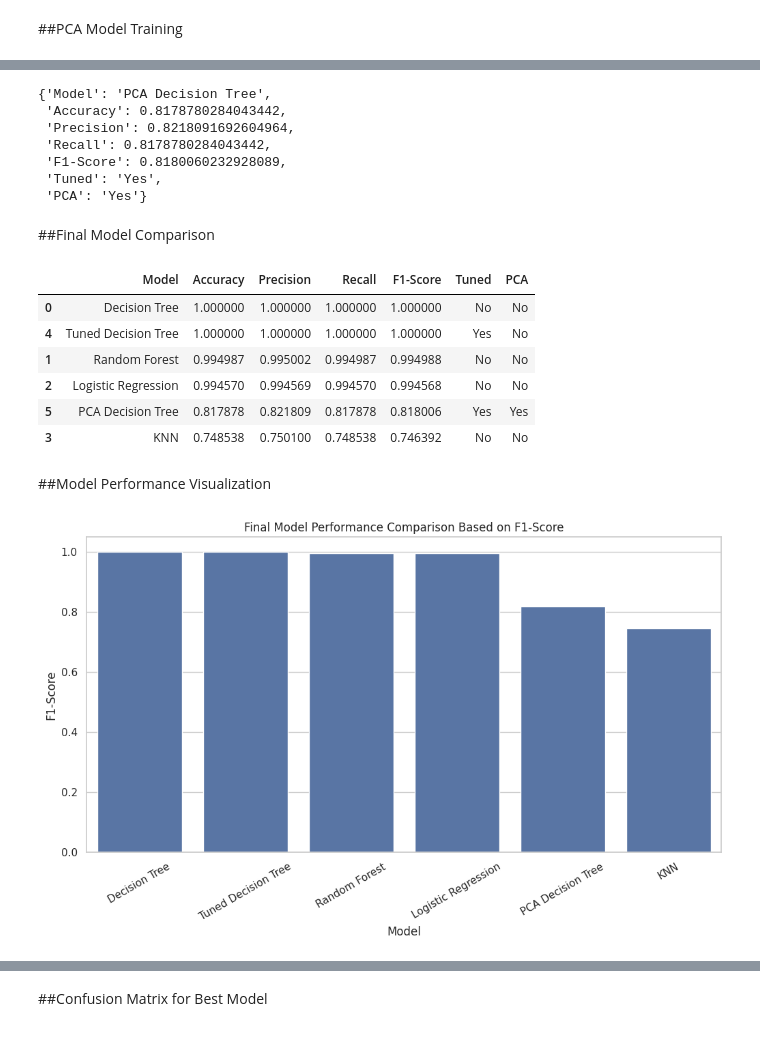
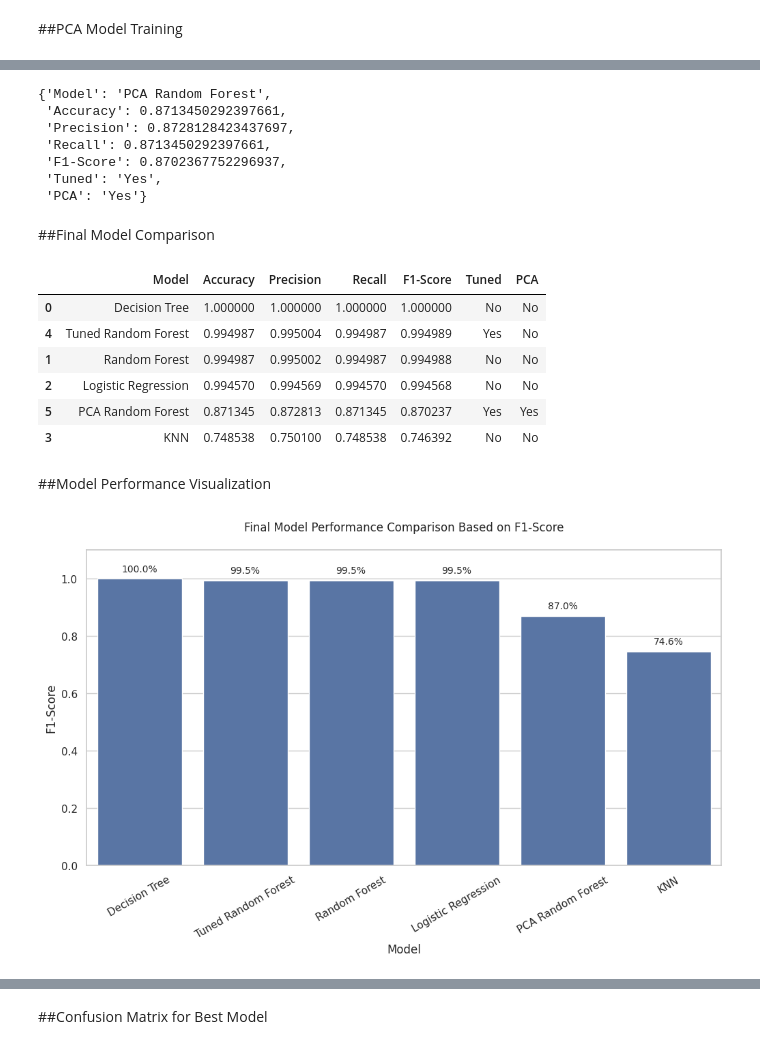
Before and after one commit to maybraniswe/Retail-Store-Sales-Analysis-and-Prediction, a Jupyter notebook: Retail_Store_Sales_Analysis_and_Prediction.ipynb, the cells around one changed output, grey strips where cells are left out. Drawn from its saved outputs; the diff is of its cells as text; code cells hidden in the pictures.

```diff
--- a/Retail_Store_Sales_Analysis_and_Prediction.ipynb
+++ b/Retail_Store_Sales_Analysis_and_Prediction.ipynb
@@ -1280,13 +1198,2 @@ Number of PCA components: 193
 # %% [markdown]
 ##PCA Model Training
-# %%
-# ==========================================================
-# PCA MODEL TRAINING - DECISION TREE
-# ==========================================================
-
-pca_dt_model = DecisionTreeClassifier(
-    random_state=42,
-    **grid_dt.best_params_
-)
-
-pca_dt_model.fit(X_train_pca, y_train)
@@ -1327,69 +1246,89 @@ weighted avg       0.82      0.82      0.82      2394
 # %%
-# Store PCA model result
-pca_dt_result = {
-    "Model": "PCA Decision Tree",
-    "Accuracy": accuracy_score(y_test, pca_dt_test_pred),
-    "Precision": precision_score(y_test, pca_dt_test_pred, average="weighted", zero_division=0),
-    "Recall": recall_score(y_test, pca_dt_test_pred, average="weighted", zero_division=0),
-    "F1-Score": f1_score(y_test, pca_dt_test_pred, average="weighted", zero_division=0),
+# Store PCA Random Forest result
+
+pca_rf_result = {
+    "Model": "PCA Random Forest",
+    "Accuracy": accuracy_score(y_test, pca_rf_test_pred),
+    "Precision": precision_score(y_test, pca_rf_test_pred, average="weighted", zero_division=0),
+    "Recall": recall_score(y_test, pca_rf_test_pred, average="weighted", zero_division=0),
+    "F1-Score": f1_score(y_test, pca_rf_test_pred, average="weighted", zero_division=0),
     "Tuned": "Yes",
     "PCA": "Yes"
 }
 
-pca_dt_result
+pca_rf_result
 # %% [output]
-{'Model': 'PCA Decision Tree',
- 'Accuracy': 0.8178780284043442,
- 'Precision': 0.8218091692604964,
- 'Recall': 0.8178780284043442,
- 'F1-Score': 0.8180060232928089,
+{'Model': 'PCA Random Forest',
+ 'Accuracy': 0.8713450292397661,
+ 'Precision': 0.8728128423437697,
+ 'Recall': 0.8713450292397661,
+ 'F1-Score': 0.8702367752296937,
  'Tuned': 'Yes',
  'PCA': 'Yes'}
 # %% [markdown]
 ##Final Model Comparison
 # %%
 # ==========================================================
-# FINAL MODEL COMPARISON
+# FINAL MODEL COMPARISON AND SELECTION
 # ==========================================================
 
 final_results = pd.concat([
     results_df,
-    pd.DataFrame([tuned_dt_result]),
-    pd.DataFrame([pca_dt_result])
+    pd.DataFrame([tuned_rf_result]),
+    pd.DataFrame([pca_rf_result])
 ], ignore_index=True)
 
-final_results = final_results.sort_values(by="F1-Score", ascending=False)
+final_results = final_results.sort_values(
+    by="F1-Score",
+    ascending=False
+)
 
 final_results
 # %% [output]
 |  | Model | Accuracy | Precision | Recall | F1-Score | Tuned | PCA |
 | 0 | Decision Tree | 1.000000 | 1.000000 | 1.000000 | 1.000000 | No | No |
-| 4 | Tuned Decision Tree | 1.000000 | 1.000000 | 1.000000 | 1.000000 | Yes | No |
+| 4 | Tuned Random Forest | 0.994987 | 0.995004 | 0.994987 | 0.994989 | Yes | No |
 | 1 | Random Forest | 0.994987 | 0.995002 | 0.994987 | 0.994988 | No | No |
 | 2 | Logistic Regression | 0.994570 | 0.994569 | 0.994570 | 0.994568 | No | No |
-| 5 | PCA Decision Tree | 0.817878 | 0.821809 | 0.817878 | 0.818006 | Yes | Yes |
+| 5 | PCA Random Forest | 0.871345 | 0.872813 | 0.871345 | 0.870237 | Yes | Yes |
 | 3 | KNN | 0.748538 | 0.750100 | 0.748538 | 0.746392 | No | No |
 # %% [markdown]
 ##Model Performance Visualization
 # %%
 # ==========================================================
-# MODEL PERFORMANCE VISUALIZATION
+# MODEL PERFORMANCE VISUALIZATION - F1 SCORE
 # ==========================================================
 
 plt.figure(figsize=(12,6))
 
-sns.barplot(
+ax = sns.barplot(
     data=final_results,
     x="Model",
     y="F1-Score"
 )
 
-plt.title("Final Model Performance Comparison Based on F1-Score")
+for p in ax.patches:
+    ax.annotate(
+        f"{p.get_height()*100:.1f}%",
+        (p.get_x() + p.get_width() / 2, p.get_height()),
+        xytext=(0,5),
+        textcoords="offset points",
+        ha="center",
+        va="bottom",
+        fontsize=10
+    )
+
+plt.title(
+    "Final Model Performance Comparison Based on F1-Score",
+    pad=20
+)
+
 plt.xlabel("Model")
 plt.ylabel("F1-Score")
+plt.ylim(0, 1.1)
 plt.xticks(rotation=30)
 
 plt.show()
 # %% [output]
-[figure, old version]
+[figure, new version]
 # %%
```
Also changed, not shown: parts of 29 cells of this notebook.
